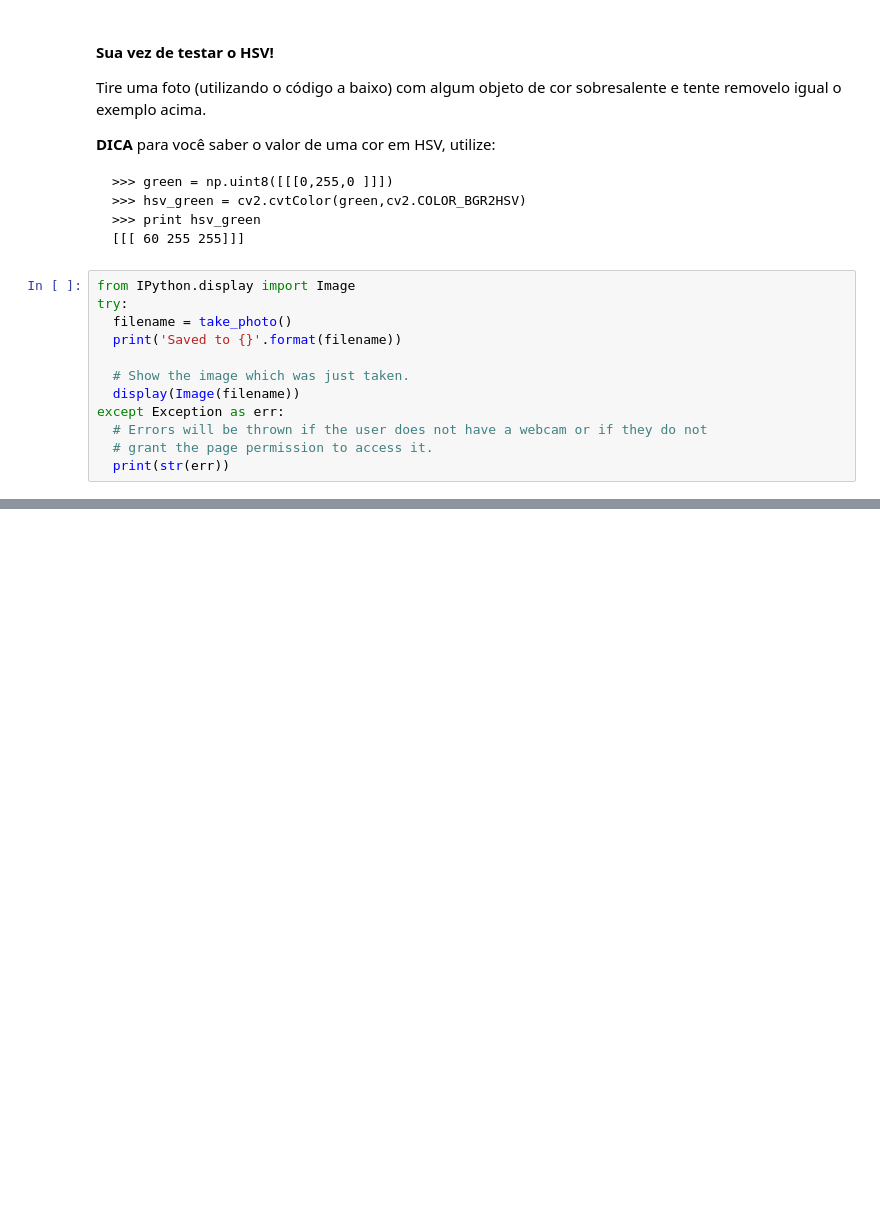
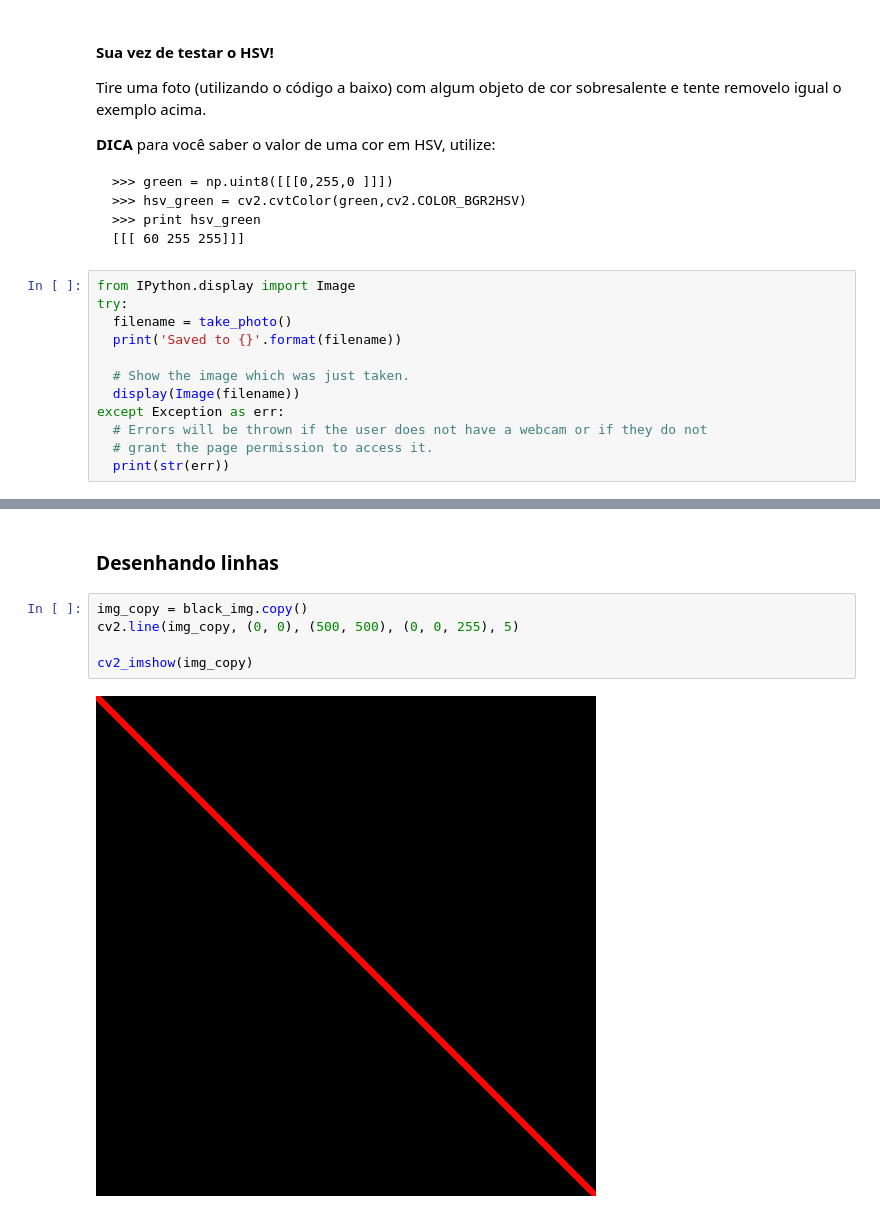
Before and after one commit to naanadr/opencv-crash-course, a Jupyter notebook: opencv_crash_course.ipynb, the cells around one changed output, grey strips where cells are left out. Saved outputs shown, nothing was run; the diff lists cells and outputs as text; blank space fills up the shorter version.

```diff
--- a/opencv_crash_course.ipynb
+++ b/opencv_crash_course.ipynb
@@ -321,0 +361,9 @@ except Exception as err:
+# %% [markdown]
+### Desenhando linhas
+# %%
+img_copy = black_img.copy()
+cv2.line(img_copy, (0, 0), (500, 500), (0, 0, 255), 5)
+
+cv2_imshow(img_copy)
+# %% [output]
+[figure, added]
```
Also changed, not shown: parts of 69 cells of this notebook.
